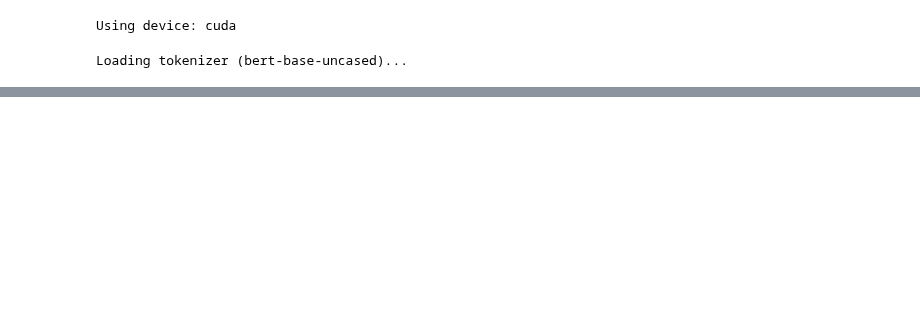
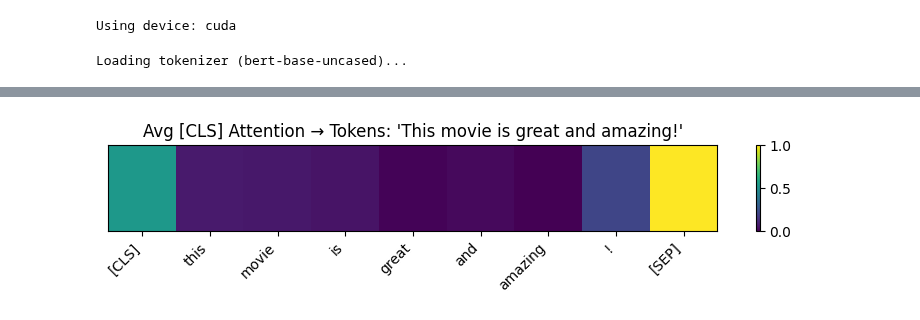
Before and after one commit to williamporomaa/D7047E_exercise_group_5, a Jupyter notebook: Project_folder/Project-Visualizing_Attention.ipynb, the cells around one changed output, grey strips where cells are left out. Drawn from its saved outputs; the diff is of its cells as text; code cells hidden in the pictures; blank space fills up the shorter version.

Commit message:
Fixed the visualize attention, sort of. It works

```diff
--- a/Project_folder/Project-Visualizing_Attention.ipynb
+++ b/Project_folder/Project-Visualizing_Attention.ipynb
@@ -91,24 +94,21 @@ data_loader = DataLoader(
 Loading tokenizer (bert-base-uncased)...
 # %%
 # -----------------------------------------------------------
-# 🟢 Cell 3 – Model & Optimizer
+# 🟢 Cell 3 – Model & Optimizer (FP32 weights + AMP forward)
 # -----------------------------------------------------------
-print(f"\nLoading model ({MODEL_NAME})...")
-del model  # or whatever variable holds your prior UNet, etc.
+print(f"\nLoading model ({MODEL_NAME})…")
 torch.cuda.empty_cache()
 
-# Now load BERT into half-precision on GPU
+# Load in default (FP32) precision
 model = BertForSequenceClassification.from_pretrained(
     MODEL_NAME,
     num_labels=2,
     output_attentions=True,
-    torch_dtype=torch.float16,
     low_cpu_mem_usage=True
 )
 model.to(DEVICE)
 
 optimizer = AdamW(model.parameters(), lr=LR)
-
 total_steps = len(data_loader) * EPOCHS
 scheduler = get_linear_schedule_with_warmup(
     optimizer,
@@ -118,4 +118,6 @@ scheduler = get_linear_schedule_with_warmup(
 
 print(f"Total optimization steps: {total_steps}")
 print(f"Warmup steps: {WARMUP_STEPS}")
+print(f"Batch size: {BATCH_SIZE}")
+print(f"Max sequence length: {MAX_LEN}")
 # %% [output]
@@ -170,0 +180,78 @@ print("\nFine-tuning complete.")
+# %%
+# -----------------------------------------------------------
+# 🟢 Cell 5 – Attention Visualization
+# -----------------------------------------------------------
+
+def visualize_attention(model, tokenizer, text, device, max_len):
+    """Visualizes average attention from [CLS] token for the input text."""
+    model.eval()
+
+    # Tokenize and prepare inputs
+    inputs = tokenizer(
+        text,
+        add_special_tokens=True,
+        max_length=max_len,
+        padding='max_length',
+        truncation=True,
+        return_tensors='pt',
+        return_attention_mask=True
+    )
+    input_ids = inputs['input_ids'].to(device)
+    attention_mask = inputs['attention_mask'].to(device)
+
+    # Forward pass with attention outputs
+    with torch.no_grad():
+        outputs = model(
+            input_ids=input_ids,
+            attention_mask=attention_mask,
+            output_attentions=True
+        )
+
+    attentions = outputs.attentions  # Tuple[layers x (batch, heads, seq_len, seq_len)]
+    if not attentions:
+        raise RuntimeError("Model did not return attentions. Ensure `output_attentions=True`.")
+
+    num_layers = len(attentions)
+    seq_len = attentions[0].size(-1)
+
+    # Sum CLS->all attention across layers & heads
+    cls_attn_sum = torch.zeros(seq_len, device=device)
+    for layer_attn in attentions:
+        # layer_attn: [1, num_heads, seq_len, seq_len]
+        # average over heads
+        avg_head = layer_attn[0].mean(dim=0)            # [seq_len, seq_len]
+        cls_to_all = avg_head[0]                       # [seq_len]
+        cls_attn_sum += cls_to_all
+
+    # Average over layers
+    avg_cls_attn = cls_attn_sum / num_layers
+    attn_scores = avg_cls_attn.cpu().numpy()
+
+    # Convert tokens and mask out padding
+    tokens = tokenizer.convert_ids_to_tokens(input_ids[0].cpu().tolist())
+    mask = attention_mask[0].cpu().numpy().astype(bool)
+    tokens = [tok for tok, m in zip(tokens, mask) if m]
+    attn_scores = attn_scores[mask]
+
+    # Normalize for better contrast
+    min_s, max_s = attn_scores.min(), attn_scores.max()
+    if max_s > min_s:
+        norm_scores = (attn_scores - min_s) / (max_s - min_s)
+    else:
+        norm_scores = np.zeros_like(attn_scores)
+
+    # Plot
+    plt.figure(figsize=(max(8, len(tokens)*0.5), 2))
+    im = plt.imshow([norm_scores], aspect='auto', origin='lower')
+    plt.colorbar(im)
+    plt.xticks(ticks=np.arange(len(tokens)), labels=tokens, rotation=45, ha='right')
+    plt.yticks([])
+    plt.title(f"Avg [CLS] Attention → Tokens: '{text}'")
+    plt.tight_layout()
+    plt.show()
+
+# Example usage:
+for sent in sentences:
+    visualize_attention(model, tokenizer, sent, DEVICE, MAX_LEN)
+# %% [output]
+[figure, added]
```
Also changed, not shown: parts of 4 cells of this notebook.
